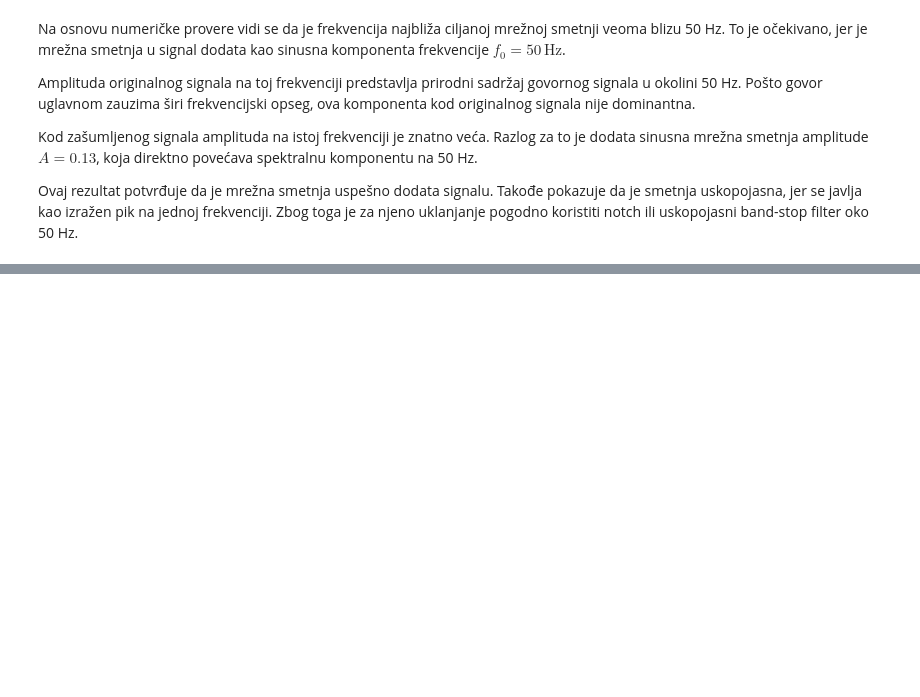
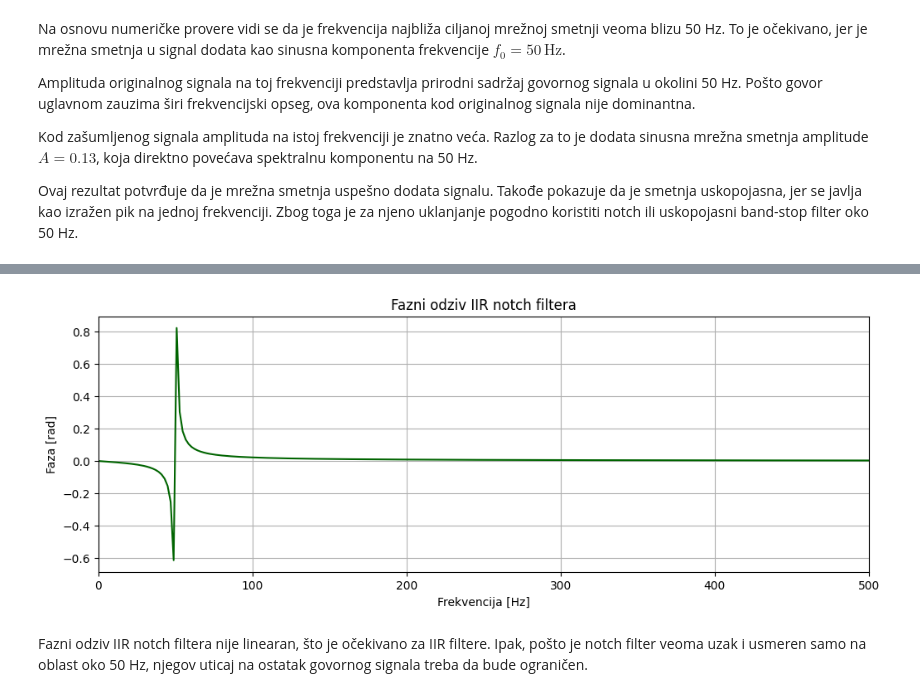
Before and after one commit to KomFi31/Fakultet, a Jupyter notebook: DSP/Obrada audio signala.ipynb, the cells around one changed output, grey strips where cells are left out. Saved outputs shown, nothing was run; the diff lists cells and outputs as text; code cells hidden in the pictures; blank space fills up the shorter version.

```diff
--- a/DSP/Obrada audio signala.ipynb
+++ b/DSP/Obrada audio signala.ipynb
@@ -359,0 +462,16 @@ Ovaj rezultat potvrđuje da je mrežna smetnja uspešno dodata signalu. Takođe
+# %%
+# Fazni odziv filtera
+phase_notch = np.unwrap(np.angle(h_notch))
+
+plt.figure()
+plt.plot(w_notch, phase_notch, color="darkgreen")
+
+plt.xlim(0, 500)
+plt.xlabel("Frekvencija [Hz]")
+plt.ylabel("Faza [rad]")
+plt.title("Fazni odziv IIR notch filtera")
+plt.show()
+# %% [output]
+[figure, added]
+# %% [markdown]
+Fazni odziv IIR notch filtera nije linearan, što je očekivano za IIR filtere. Ipak, pošto je notch filter veoma uzak i usmeren samo na oblast oko 50 Hz, njegov uticaj na ostatak govornog signala treba da bude ograničen.
```
Also changed, not shown: parts of 12 cells of this notebook.
